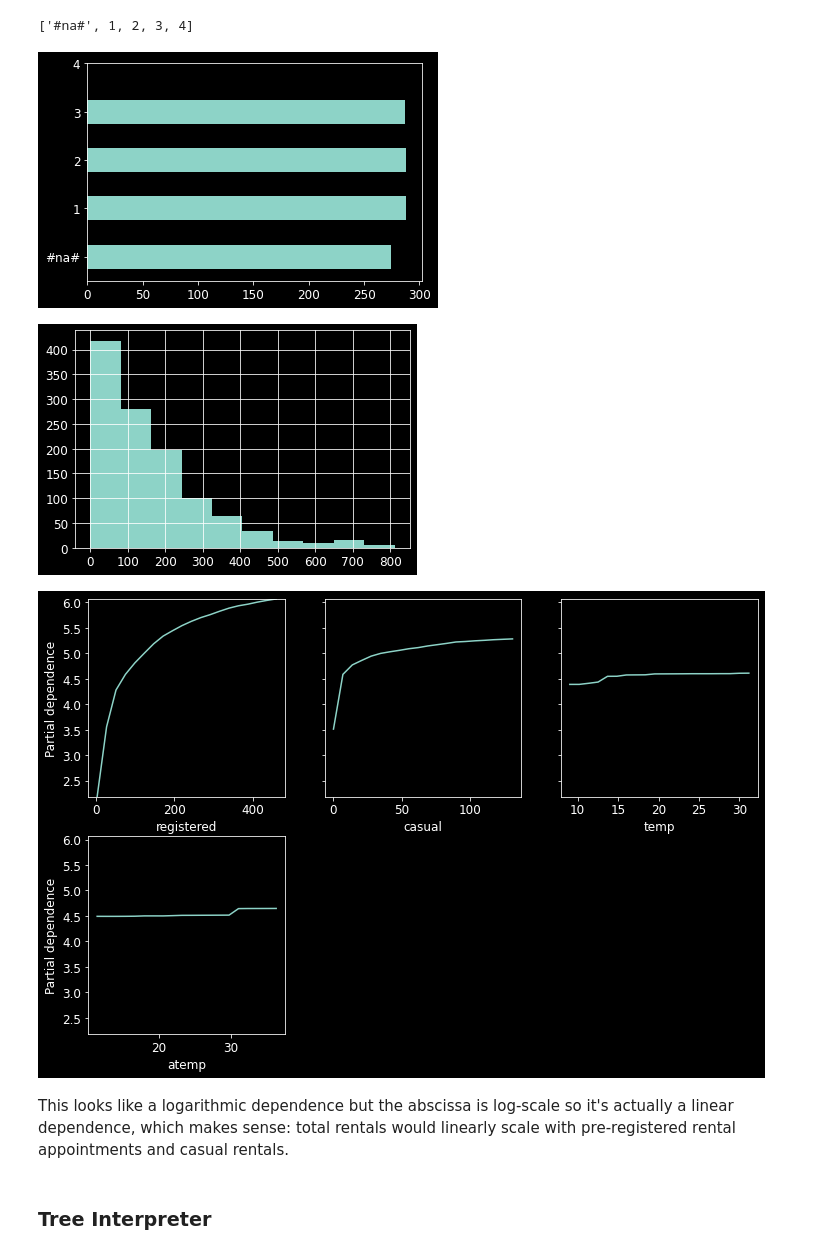
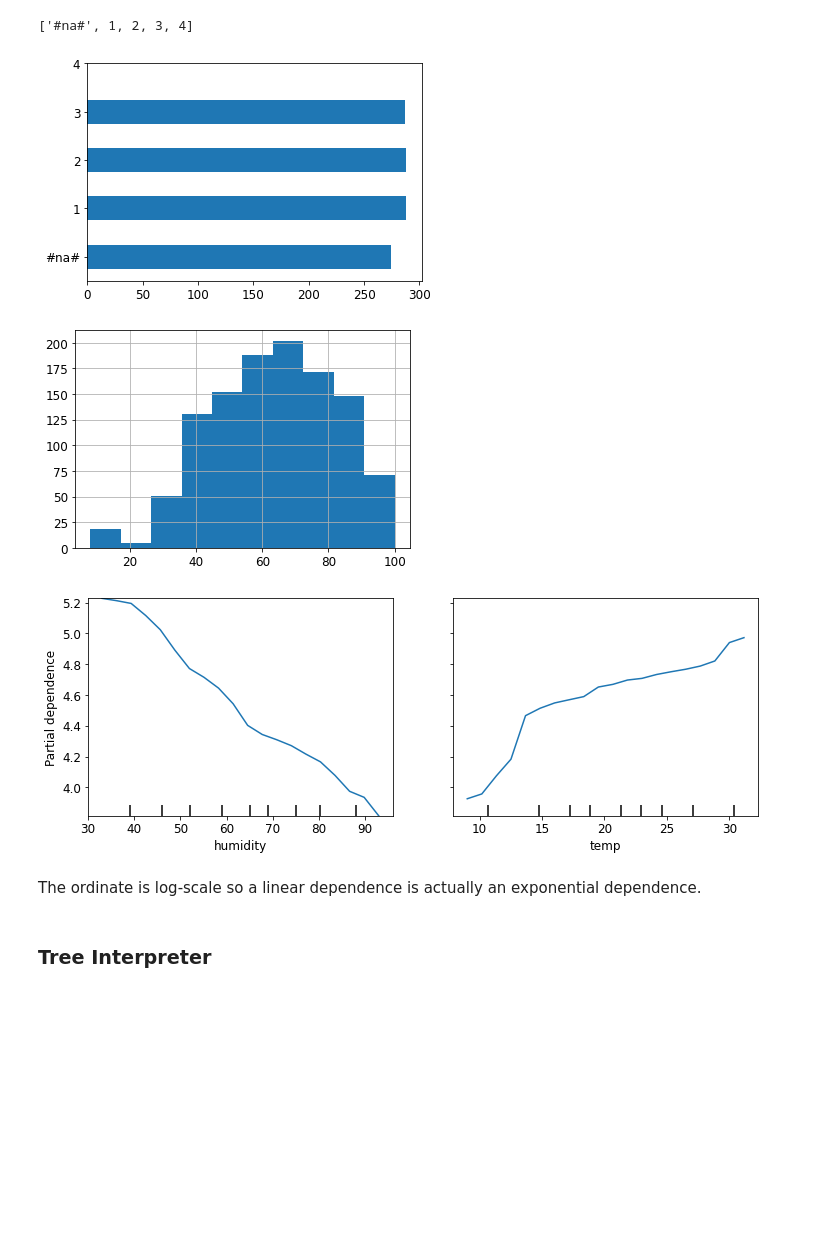
Before and after one commit to atticusmatticus/fastai_files, a Jupyter notebook: 09_bike_sharing.ipynb, the cells around one changed output. Saved outputs shown, nothing was run; the diff lists cells and outputs as text; code cells hidden in the pictures; blank space fills up the shorter version.

```diff
--- a/09_bike_sharing.ipynb
+++ b/09_bike_sharing.ipynb
@@ -11,7 +13,7 @@ from IPython.display import Image, display_svg, SVG
 
 pd.options.display.max_rows = 20
 #pd.options.display.max_columns = 8
-plt.style.use('dark_background')
+#plt.style.use('dark_background')
 import subprocess
 %config IPCompleter.use_jedi = False
 # %%
@@ -81,0 +95,3 @@ df[depVar] = np.log(df[depVar])
+# %%
+df = df.drop(columns=['registered', 'casual'])
+df.columns
@@ -189,7 +239,8 @@ save_pickle(path/'to.pkl',to)
 # %% [markdown]
 ### Creating the Decision Tree
 # %%
-to = load_pickle(path/'to.pkl')
+#to = load_pickle(path/'to.pkl') # if i want to load it in from a previous session etc.
+#toTest = load_pickle(path/'toTest.pkl')
 # %%
 xs,y = to.train.xs, to.train.y
 validXs,validY = to.valid.xs, to.valid.y
@@ -251,8 +303,8 @@ m.get_n_leaves()
 # %% [markdown]
 ### Creating a Random Forest
 # %%
-def rf(xs, y, n_estimators=80, max_samples=5_000, max_features=0.5,
-       min_samples_leaf=5, **kwargs):
+def rf(xs, y, n_estimators=100, max_samples=5_000, max_features=0.5,
+       min_samples_leaf=15, **kwargs):
     return RandomForestRegressor(n_jobs=-1,
                                  n_estimators=n_estimators,
                                  max_samples=max_samples,
@@ -447,23 +532,22 @@ p = validXs['season'].value_counts(sort=False).plot.barh()
 c = to.classes['season']
 plt.yticks(ticks=range(len(c)), labels=c);
 # %% [output]
-[figure, old version]
+[figure, new version]
 # %%
-ax = validXsFinal['registered'].hist()
+ax = validXsFinal['humidity'].hist()
 # %% [output]
-[figure, old version]
+[figure, new version]
 # %%
 from sklearn.inspection import plot_partial_dependence
 
-fig,ax = plt.subplots(figsize=(12,8))
+fig,ax = plt.subplots(figsize=(12,4))
 plot_partial_dependence(m, validXsFinal,
-                        #['registered', 'casual', 'atemp'],
-                        ['registered', 'casual', 'temp', 'atemp'],
+                        ['humidity', 'temp'],
                         grid_resolution=20, ax=ax);
 # %% [output]
-[figure, old version]
+[figure, new version]
 # %% [markdown]
-This looks like a logarithmic dependence but the abscissa is log-scale so it's actually a linear dependence, which makes sense: total rentals would linearly scale with pre-registered rental appointments and casual rentals.
+The ordinate is log-scale so a linear dependence is actually an exponential dependence.
 # %% [markdown]
 ### Tree Interpreter
 # %%
```
Also changed, not shown: parts of 88 cells of this notebook.
